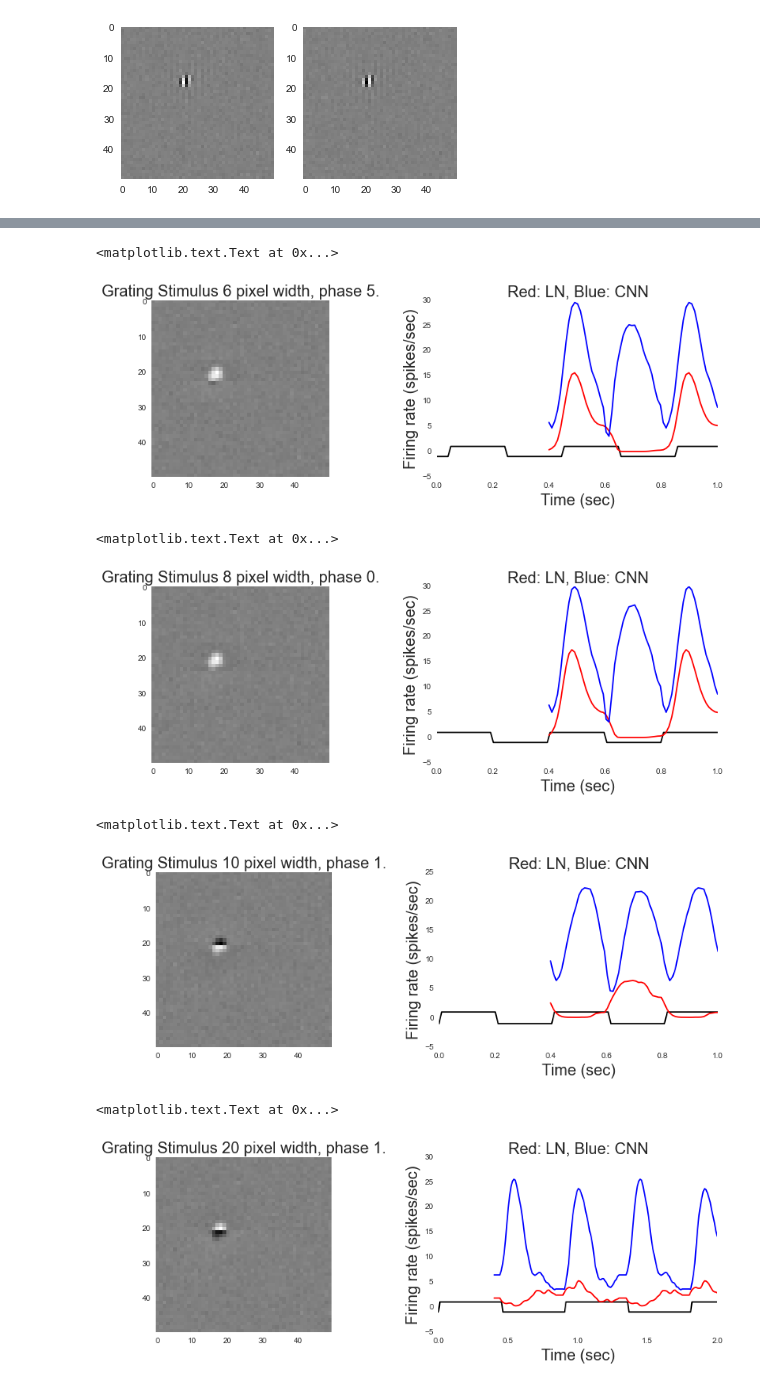
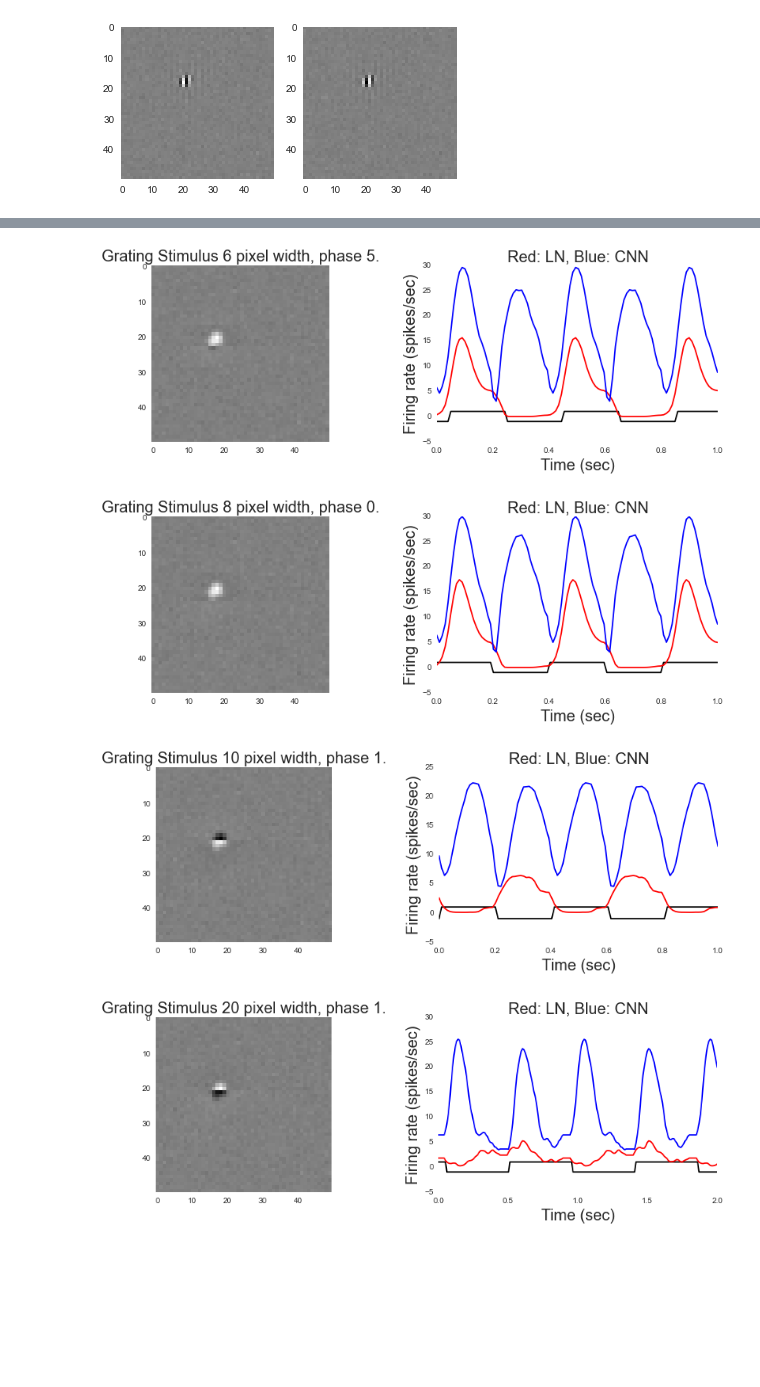
Before and after one commit to baccuslab/deep-retina, a Jupyter notebook: notebooks/Responses Probing Adaptation.ipynb, the cells around one changed output, grey strips where cells are left out. Cells and saved outputs as stored; diff of their text form; code cells hidden in the pictures; blank space fills up the shorter version.

```diff
--- a/notebooks/Responses Probing Adaptation.ipynb
+++ b/notebooks/Responses Probing Adaptation.ipynb
@@ -731,7 +793,8 @@ plt.xlabel('Time (sec)', fontsize=20)
 p = 5
 se = 20
 gw = 6
-stimulus = get_grating_movie(grating_width=gw, switch_every=se, phase=p, intensity=10)
+md = 140 # movie_duration
+stimulus = get_grating_movie(grating_width=gw, switch_every=se, phase=p, intensity=10, movie_duration=md)
 ln_response = ln_model.predict(stimulus)
 cnn_response = naturalscenes_model.predict(stimulus)
 fig = plt.gcf()
@@ -741,23 +804,24 @@ plt.title('Grating Stimulus %d pixel width, phase %d.' %(gw, p), fontsize=20)
 plt.imshow(stimulus[0][0], clim=[-np.max(abs(stimulus[0][0])), np.max(abs(stimulus[0][0]))])
 plt.grid('off')
 plt.subplot(122)
-grating_sequence = -1*np.ones((100,))
+grating_sequence = -1*np.ones((md,))
 for i in range(se):
     grating_sequence[(i+p)::2*se] = 1
-plt.plot(np.linspace(0,1,100), grating_sequence, 'k')
-plt.plot(np.linspace(0.4,1,60), ln_response, 'r')
-plt.plot(np.linspace(0.4,1,60), cnn_response, 'b')
+plt.plot(np.linspace(0,(md-40)/100.,md-40), grating_sequence[40:], 'k')
+plt.plot(np.linspace(0,(md-40)/100.,md-40), ln_response, 'r')
+plt.plot(np.linspace(0,(md-40)/100.,md-40), cnn_response, 'b')
 plt.title('Red: LN, Blue: CNN', fontsize=20)
 plt.ylabel('Firing rate (spikes/sec)', fontsize=20)
 plt.xlabel('Time (sec)', fontsize=20)
+plt.savefig('Grating Stimulus width of %d, phase of %d.png' %(gw,p), dpi=500)
 # %% [output]
-<matplotlib.text.Text at 0x...>
-[figure, old version]
+[figure, new version]
 # %%
 p = 0
 se = 20
 gw = 8
-stimulus = get_grating_movie(grating_width=gw, switch_every=se, phase=p, intensity=10)
+md = 140 # movie_duration
+stimulus = get_grating_movie(grating_width=gw, switch_every=se, phase=p, intensity=10, movie_duration=md)
 ln_response = ln_model.predict(stimulus)
 cnn_response = naturalscenes_model.predict(stimulus)
 fig = plt.gcf()
@@ -767,23 +831,24 @@ plt.title('Grating Stimulus %d pixel width, phase %d.' %(gw, p), fontsize=20)
 plt.imshow(stimulus[0][0], clim=[-np.max(abs(stimulus[0][0])), np.max(abs(stimulus[0][0]))])
 plt.grid('off')
 plt.subplot(122)
-grating_sequence = -1*np.ones((100,))
+grating_sequence = -1*np.ones((md,))
 for i in range(se):
     grating_sequence[(i+p)::2*se] = 1
-plt.plot(np.linspace(0,1,100), grating_sequence, 'k')
-plt.plot(np.linspace(0.4,1,60), ln_response, 'r')
-plt.plot(np.linspace(0.4,1,60), cnn_response, 'b')
+plt.plot(np.linspace(0,(md-40)/100.,md-40), grating_sequence[40:], 'k')
+plt.plot(np.linspace(0,(md-40)/100.,md-40), ln_response, 'r')
+plt.plot(np.linspace(0,(md-40)/100.,md-40), cnn_response, 'b')
 plt.title('Red: LN, Blue: CNN', fontsize=20)
 plt.ylabel('Firing rate (spikes/sec)', fontsize=20)
 plt.xlabel('Time (sec)', fontsize=20)
+plt.savefig('Grating Stimulus width of %d, phase of %d.png' %(gw,p), dpi=500)
 # %% [output]
-<matplotlib.text.Text at 0x...>
-[figure, old version]
+[figure, new version]
 # %%
 p = 1
 se = 20
 gw = 10
-stimulus = get_grating_movie(grating_width=gw, switch_every=se, phase=p, intensity=10)
+md = 140 # movie_duration
+stimulus = get_grating_movie(grating_width=gw, switch_every=se, phase=p, intensity=10, movie_duration=md)
 ln_response = ln_model.predict(stimulus)
 cnn_response = naturalscenes_model.predict(stimulus)
 fig = plt.gcf()
@@ -793,45 +858,45 @@ plt.title('Grating Stimulus %d pixel width, phase %d.' %(gw, p), fontsize=20)
 plt.imshow(stimulus[0][0], clim=[-np.max(abs(stimulus[0][0])), np.max(abs(stimulus[0][0]))])
 plt.grid('off')
 plt.subplot(122)
-grating_sequence = -1*np.ones((100,))
+grating_sequence = -1*np.ones((md,))
 for i in range(se):
     grating_sequence[(i+p)::2*se] = 1
-plt.plot(np.linspace(0,1,100), grating_sequence, 'k')
-plt.plot(np.linspace(0.4,1,60), ln_response, 'r')
-plt.plot(np.linspace(0.4,1,60), cnn_response, 'b')
+plt.plot(np.linspace(0,(md-40)/100.,md-40), grating_sequence[40:], 'k')
+plt.plot(np.linspace(0,(md-40)/100.,md-40), ln_response, 'r')
+plt.plot(np.linspace(0,(md-40)/100.,md-40), cnn_response, 'b')
 plt.title('Red: LN, Blue: CNN', fontsize=20)
 plt.ylabel('Firing rate (spikes/sec)', fontsize=20)
 plt.xlabel('Time (sec)', fontsize=20)
+plt.savefig('Grating Stimulus width of %d, phase of %d.png' %(gw,p), dpi=500)
 # %% [output]
-<matplotlib.text.Text at 0x...>
-[figure, old version]
+[figure, new version]
 # %%
 p = 1 # phase
 se = 45 # switch_every
 gw = 20 # grating_width
-md = 200 # movie_duration
+md = 240 # movie_duration
 stimulus = get_grating_movie(grating_width=gw, switch_every=se, phase=p, intensity=10, movie_duration=md)
 ln_response = ln_model.predict(stimulus)
 cnn_response = naturalscenes_model.predict(stimulus)
 fig = plt.gcf()
 fig.set_size_inches((14,4))
 plt.subplot(121)
 plt.title('Grating Stimulus %d pixel width, phase %d.' %(gw, p), fontsize=20)
 plt.imshow(stimulus[0][0], clim=[-np.max(abs(stimulus[0][0])), np.max(abs(stimulus[0][0]))])
 plt.grid('off')
 plt.subplot(122)
 grating_sequence = -1*np.ones((md,))
 for i in range(se):
     grating_sequence[(i+p)::2*se] = 1
-plt.plot(np.linspace(0,md/100.,md), grating_sequence, 'k')
-plt.plot(np.linspace(0.4,md/100.,md-40), ln_response, 'r')
-plt.plot(np.linspace(0.4,md/100.,md-40), cnn_response, 'b')
+plt.plot(np.linspace(0,(md-40)/100.,md-40), grating_sequence[40:], 'k')
+plt.plot(np.linspace(0,(md-40)/100.,md-40), ln_response, 'r')
+plt.plot(np.linspace(0,(md-40)/100.,md-40), cnn_response, 'b')
 plt.title('Red: LN, Blue: CNN', fontsize=20)
 plt.ylabel('Firing rate (spikes/sec)', fontsize=20)
 plt.xlabel('Time (sec)', fontsize=20)
+plt.savefig('Grating Stimulus width of %d, phase of %d.png' %(gw,p), dpi=500)
 # %% [output]
-<matplotlib.text.Text at 0x...>
-[figure, old version]
+[figure, new version]
 # %%
 p = 40 # phase
 se = 20 # switch_every
```
Also changed, not shown: parts of 7 cells of this notebook, 2 other files.
